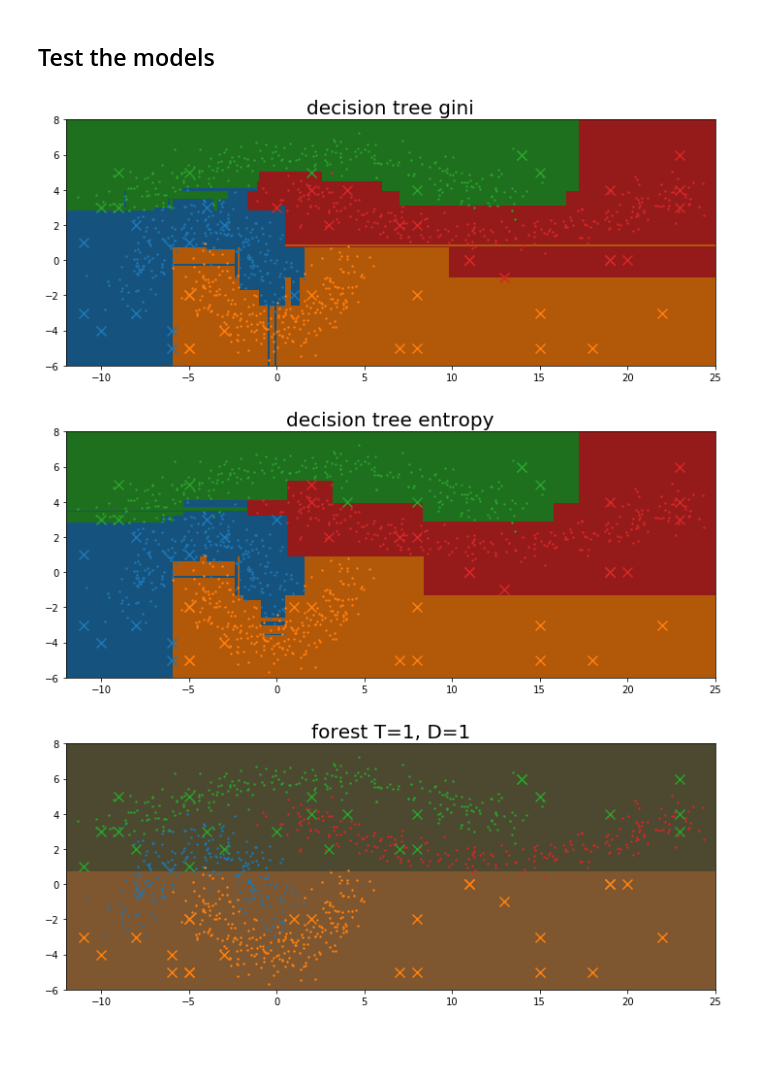
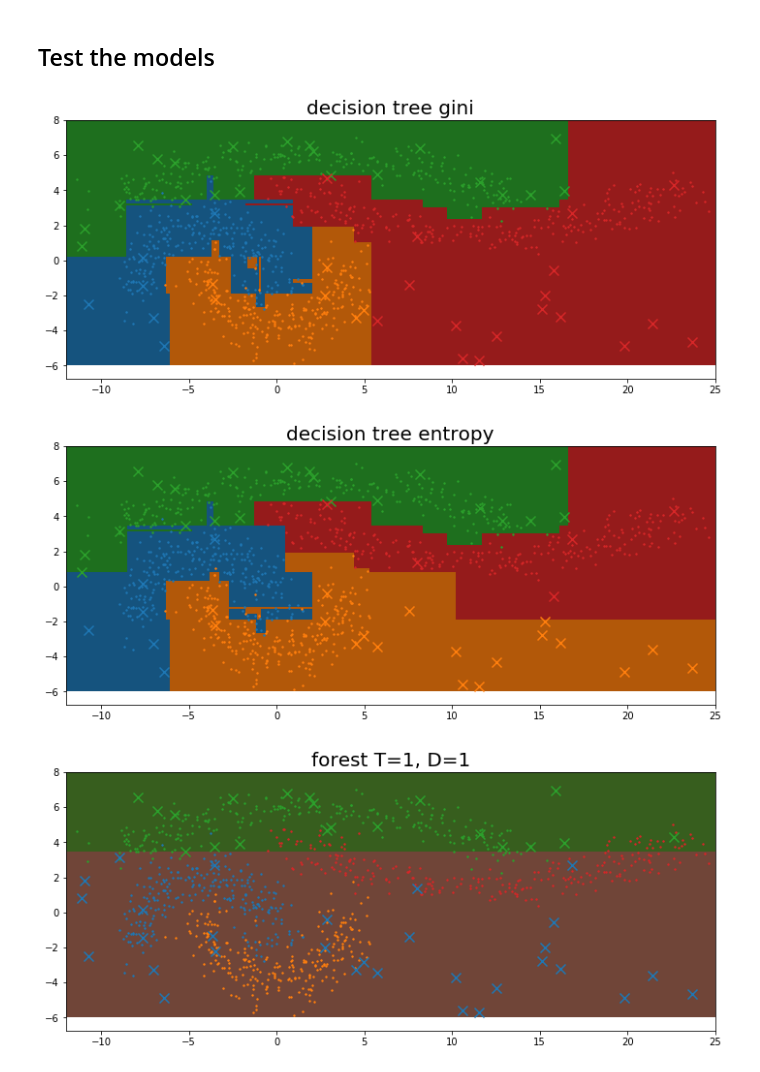
Before and after one commit to Dimension4/random-forest, a Jupyter notebook: sample.ipynb, the cells around one changed output. Saved outputs shown, nothing was run; the diff lists cells and outputs as text; code cells hidden in the pictures; blank space fills up the shorter version.

```diff
--- a/sample.ipynb
+++ b/sample.ipynb
@@ -28,6 +16,24 @@ def plot_data(data, label, **kwargs):
     for i in set(label):
         x, y = zip(*[x for x, y in zip(data, label) if y == i])
         plt.scatter(x, y, color='C{}'.format(i), **kwargs)
+# %%
+def compute_decision_boundaries(classifier, space, step, colors):
+    assert len(space) == 4
+    assert len(step) == 2
+    colors = np.array(colors)
+    xmin, xmax, ymin, ymax = space
+    n_classes = len(colors)
+    size = (int((ymax - ymin) / step[1]), int((xmax - xmin) / step[0]))
+    xx, yy = np.meshgrid(np.arange(xmin, xmax, step[0]),
+                         np.arange(ymin, ymax, step[1]))
+    predictions = classifier.predict_proba(np.c_[xx.ravel(), yy.ravel()]).reshape((*size, n_classes))
+    heatmap = np.zeros((*size, 3))
+
+    for row in range(predictions.shape[0]):
+        for col in range(predictions.shape[1]):
+            heatmap[row, col, :] = np.sum(predictions[row, col] * colors.T, axis=1)
+
+    return heatmap
 # %% [markdown]
 ## Generating training data
 # %%
@@ -43,8 +49,9 @@ x2 = (x2 + (0.2, 1)) * (10, 3)
 data = np.concatenate((x1, x2))
 label = np.concatenate((y1, y2))
 bounds = min(data[:,0]), max(data[:,0]), min(data[:,1]), max(data[:,1])
-test = np.array(list(zip(np.random.randint(bounds[0], bounds[1], T),
-                         np.random.randint(bounds[2], bounds[3], T))))
+
+test = np.c_[np.random.rand(T, 1) * (bounds[1] - bounds[0]) + bounds[0],
+             np.random.rand(T, 1) * (bounds[3] - bounds[2]) + bounds[2]]
 
 plot_data(data, label, s=12)
 
@@ -97,29 +86,29 @@ def compute_proba_heatmap(classifier, space, step, colors):
 ## Test the models
 # %%
 SHOW_HEATMAP = True
-HEATMAP_BRIGHTNESS = 0.7
+BOUNDARIES_BRIGHTNESS = 0.7
 PLOT_SIZE = (12, 6)
-HEATMAP_STEP = 0.1
+BOUNDARIES_STEP = 0.1
 
 space = (np.floor(data[:,0].min()), np.ceil(data[:,0].max()),
          np.floor(data[:,1].min()), np.ceil(data[:,1].max()))
 
 colormap = [np.array(hex2color(rcParams['axes.prop_cycle'].by_key()['color'][i]))
             for i in set(label)]
 
 
 for desc, c in classifiers:
     res = c.predict(test)
     if SHOW_HEATMAP:
-        heatmap = compute_proba_heatmap(c, space, (HEATMAP_STEP, HEATMAP_STEP), colormap)
-        plt.imshow(heatmap * HEATMAP_BRIGHTNESS, extent=space, origin='lower')
+        boundaries = compute_decision_boundaries(c, space, (BOUNDARIES_STEP, BOUNDARIES_STEP), colormap)
+        plt.imshow(boundaries * BOUNDARIES_BRIGHTNESS, extent=space, origin='lower')
     plot_data(data, label, s=2)
     plot_data(test, res, marker='x', s=10**2)
 
     plt.gcf().set_size_inches(PLOT_SIZE)
     plt.title(desc, fontsize=20)
     plt.show()
 # %% [output]
-[figure, old version]
+[figure, new version]
-[figure, old version]
+[figure, new version]
-[figure, old version]
+[figure, new version]
```
Also changed, not shown: parts of 4 cells of this notebook.
